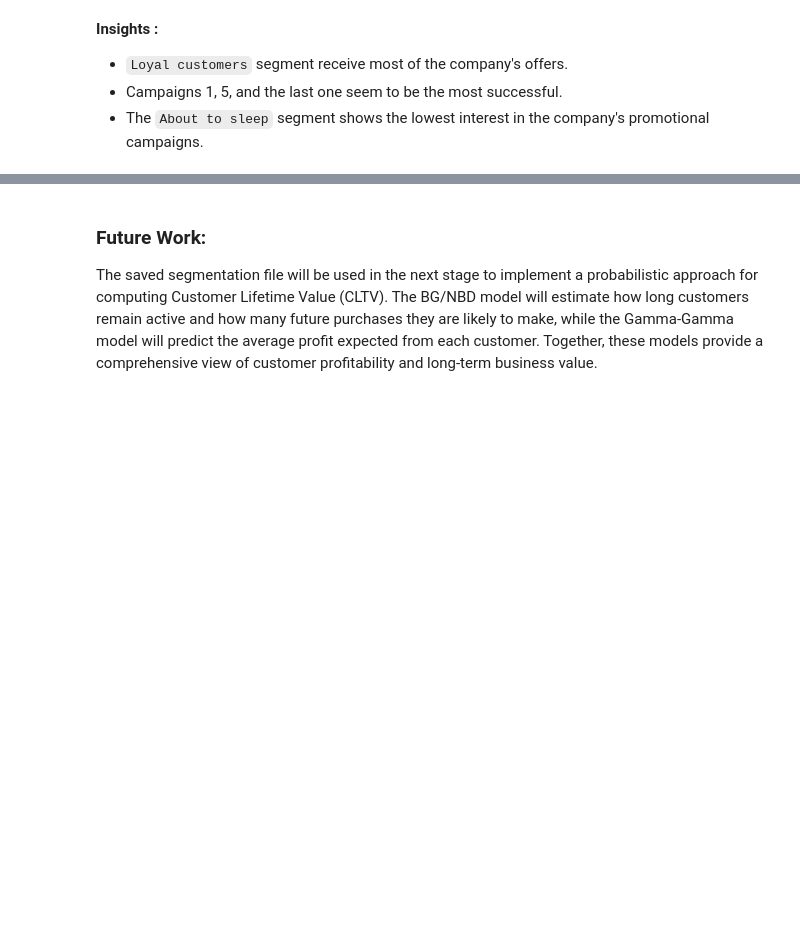
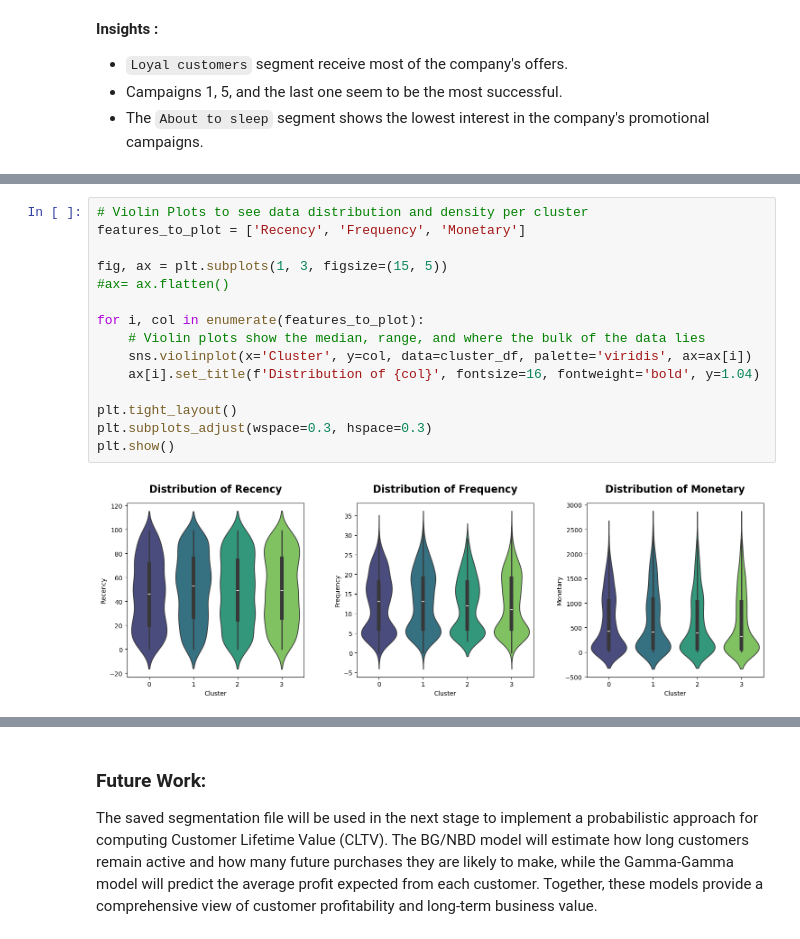
Before and after one commit to annugit1655/Customer-Behaviour-Analysis-with-CLTV, a Jupyter notebook: notebooks/02-RFM-Segmentation.ipynb, the cells around one changed output, grey strips where cells are left out. Cells and saved outputs as stored; diff of their text form; blank space fills up the shorter version.

```diff
--- a/notebooks/02-RFM-Segmentation.ipynb
+++ b/notebooks/02-RFM-Segmentation.ipynb
@@ -832,0 +960,17 @@ plt.show()
+# %%
+# Violin Plots to see data distribution and density per cluster
+features_to_plot = ['Recency', 'Frequency', 'Monetary']
+
+fig, ax = plt.subplots(1, 3, figsize=(15, 5))
+#ax= ax.flatten()
+
+for i, col in enumerate(features_to_plot):
+    # Violin plots show the median, range, and where the bulk of the data lies
+    sns.violinplot(x='Cluster', y=col, data=cluster_df, palette='viridis', ax=ax[i])
+    ax[i].set_title(f'Distribution of {col}', fontsize=16, fontweight='bold', y=1.04)
+
+plt.tight_layout()
+plt.subplots_adjust(wspace=0.3, hspace=0.3)
+plt.show()
+# %% [output]
+[figure, added]
```
Also changed, not shown: parts of 13 cells of this notebook.
